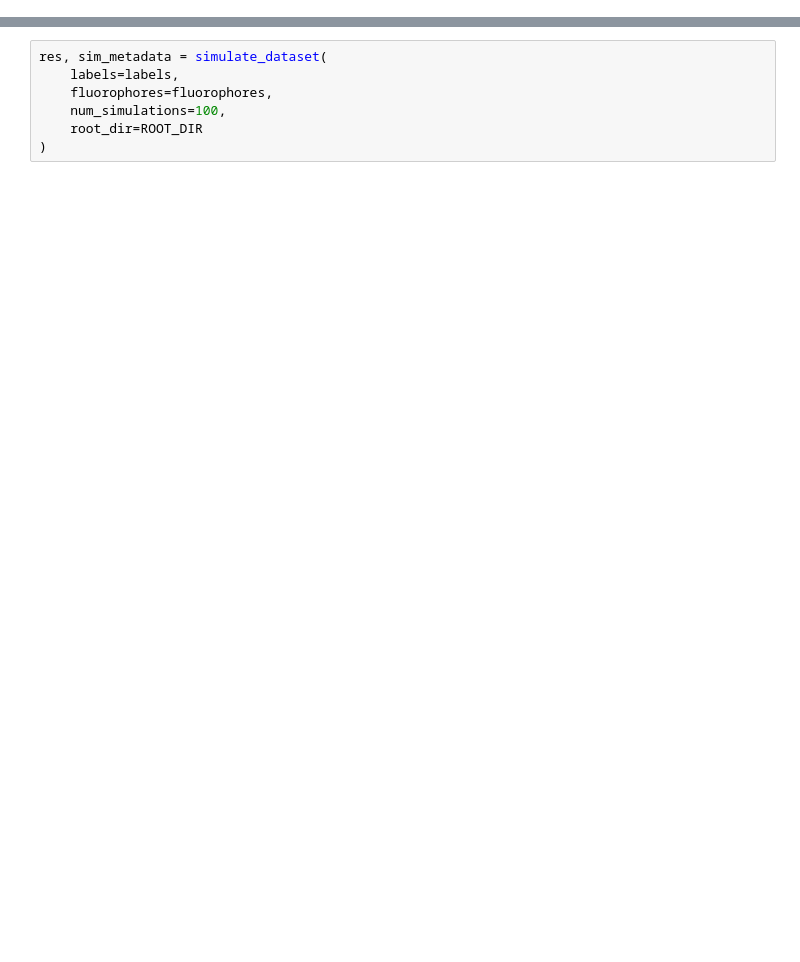
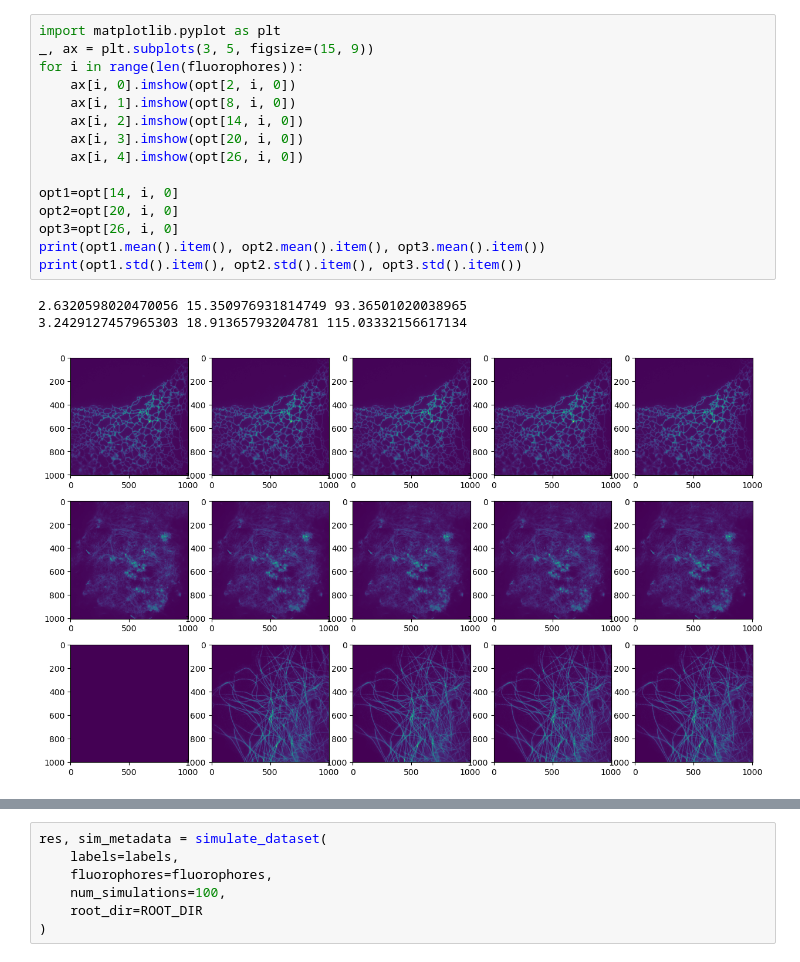
Before and after one commit to federico-carrara/microsim, a Jupyter notebook: examples/notebooks/biosr_simulate.ipynb, the cells around one changed output, grey strips where cells are left out. Drawn from its saved outputs; the diff is of its cells as text; blank space fills up the shorter version.

```diff
--- a/examples/notebooks/biosr_simulate.ipynb
+++ b/examples/notebooks/biosr_simulate.ipynb
@@ -146,0 +191,19 @@ sim = init_simulation(
+# %%
+import matplotlib.pyplot as plt
+_, ax = plt.subplots(3, 5, figsize=(15, 9))
+for i in range(len(fluorophores)):
+    ax[i, 0].imshow(opt[2, i, 0])
+    ax[i, 1].imshow(opt[8, i, 0])
+    ax[i, 2].imshow(opt[14, i, 0])
+    ax[i, 3].imshow(opt[20, i, 0])
+    ax[i, 4].imshow(opt[26, i, 0])
+
+opt1=opt[14, i, 0]
+opt2=opt[20, i, 0]
+opt3=opt[26, i, 0]
+print(opt1.mean().item(), opt2.mean().item(), opt3.mean().item())
+print(opt1.std().item(), opt2.std().item(), opt3.std().item())
+# %% [output]
+2.6320598020470056 15.350976931814749 93.36501020038965
+3.2429127457965303 18.91365793204781 115.03332156617134
+[figure, added]
```
Also changed, not shown: parts of 11 cells of this notebook.
